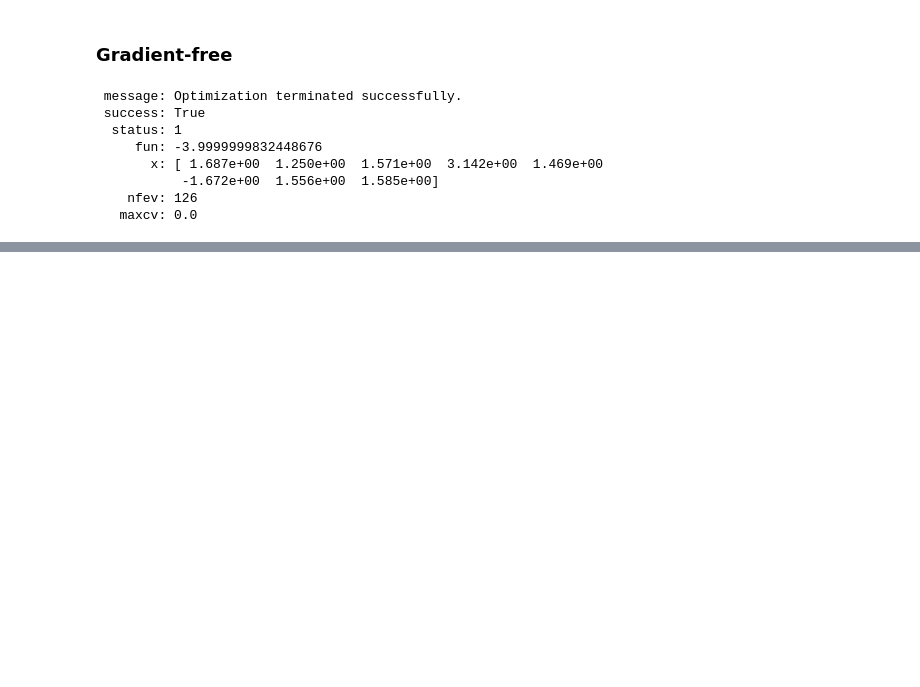
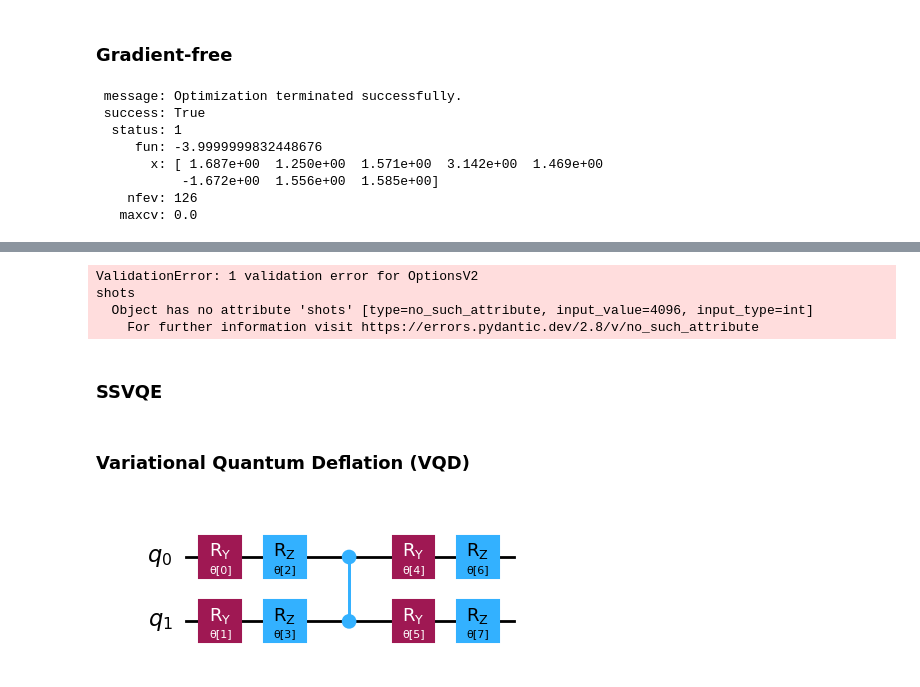
Before and after one commit to Nihar-Shah2001/Quantum_Computing_Notes, a Jupyter notebook: Notes/codes/Variational_Algorithms.ipynb, the cells around one changed output, grey strips where cells are left out. Cells and saved outputs as stored; diff of their text form; code cells hidden in the pictures; blank space fills up the shorter version.

```diff
--- a/Notes/codes/Variational_Algorithms.ipynb
+++ b/Notes/codes/Variational_Algorithms.ipynb
@@ -756,0 +842,25 @@ result
+# %%
+#Estimated required time: <20 min. Benchmarked at 17 min, 40 s on ibm_osaka, on 5-29-24
+
+x0 = np.ones(8)
+
+with Session(backend=backend) as session:
+    session_options = Options()
+    session_options.execution.shots = 4096
+    session_options.resilience_level = 1
+
+    estimator = Estimator(session=session)
+    sampler = Sampler(session = session)
+    estimator.options.default_shots = 10_000
+
+    result = minimize(cost_func_vqe, x0, args=(isa_ansatz, isa_observable, estimator), method="COBYLA")
+
+session.close()
+print(result)
+# %% [output]
+ValidationError: 1 validation error for OptionsV2
+shots
+  Object has no attribute 'shots' [type=no_such_attribute, input_value=4096, input_type=int]
+    For further information visit https://errors.pydantic.dev/2.8/v/no_such_attribute
+# %% [markdown]
+### SSVQE
@@ -756,0 +891,10 @@ result
+# %% [markdown]
+### Variational Quantum Deflation (VQD)
+# %%
+from qiskit.circuit.library import TwoLocal
+
+raw_ansatz = TwoLocal(2, rotation_blocks=["ry", "rz"], entanglement_blocks="cz", reps=1)
+
+raw_ansatz.decompose().draw('mpl')
+# %% [output]
+[figure, added]
```
Also changed, not shown: parts of 16 cells of this notebook, 38 other files.
